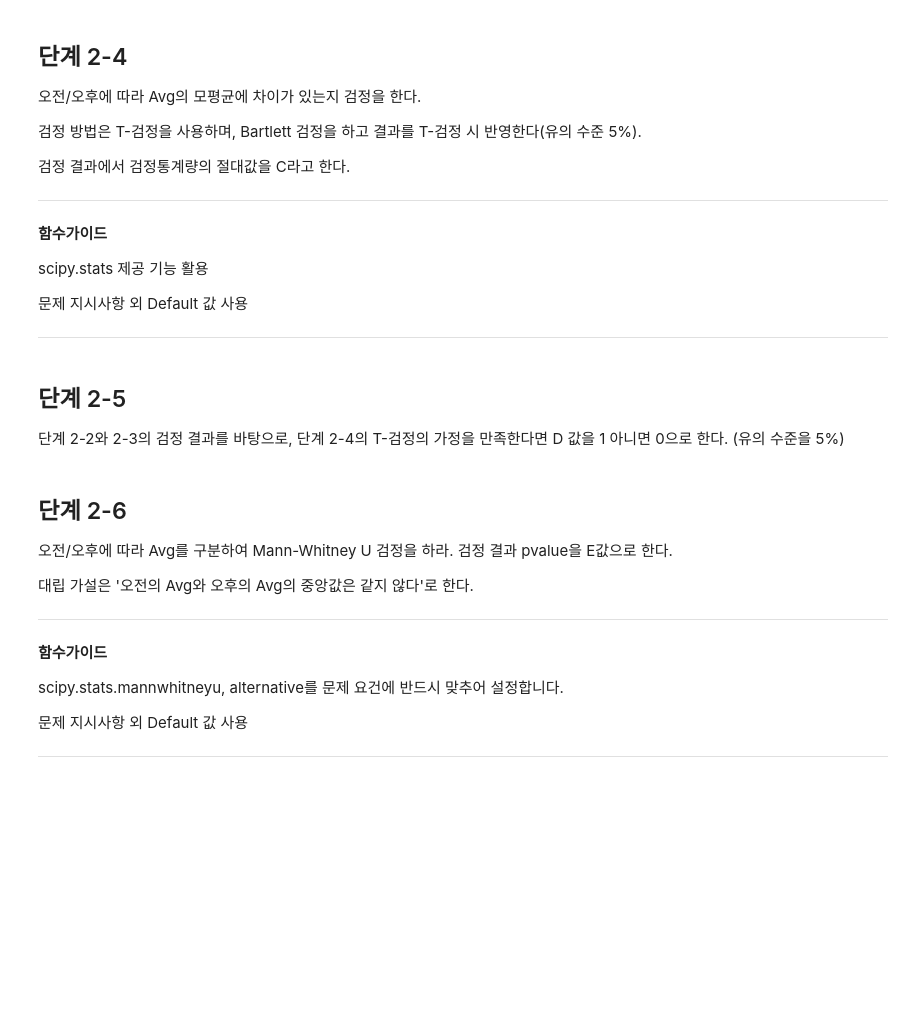
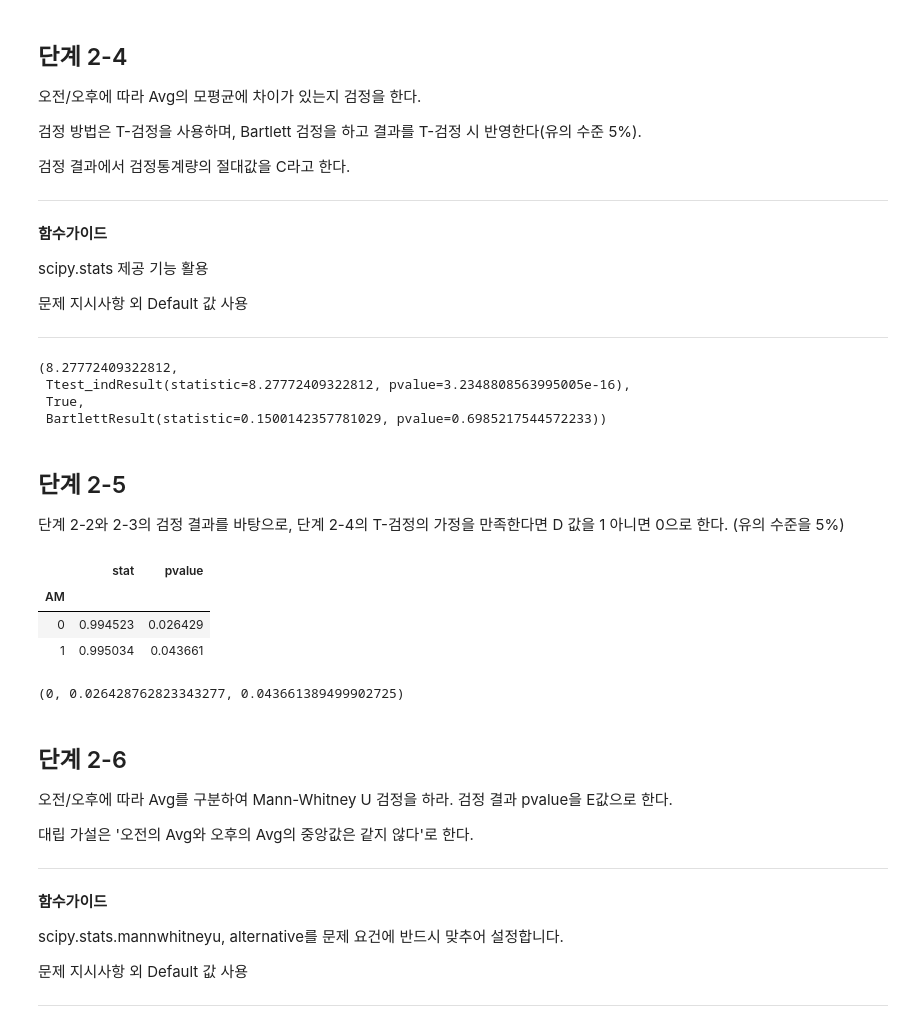
Before and after one commit to sunkusun9/DS_lv3_2506_1, a Jupyter notebook: sec_ds_lv3_prob3_prob.ipynb, the cells around one changed output. Drawn from its saved outputs; the diff is of its cells as text; code cells hidden in the pictures; blank space fills up the shorter version.

```diff
--- a/sec_ds_lv3_prob3_prob.ipynb
+++ b/sec_ds_lv3_prob3_prob.ipynb
@@ -788,0 +883,12 @@ Hint] 최종 1233개 행만 남는다.
+# %%
+# 방법 2-2
+df_prob2 = df_basetable1.loc[
+    (df_basetable1[['Weekend_yn', 'Holiday_yn']] == 0).all(axis=1)
+]
+df_prob2 = df_prob2.loc[
+    (
+        df_prob2['Hour'].between(8, 11, inclusive = True) |
+        df_prob2['Hour'].between(13, 16, inclusive = True)
+    ) & (df_prob2['Avg'] >= 130)
+]
+df_prob2.shape
@@ -824,10 +952,46 @@ scipy.stats 제공 기능 활용
 문제 지시사항 외 Default 값 사용
 
 ---
+# %%
+# ttest_1samp: H0: mu = a, H1: mu ≠ a - 검정장 버젼 양측 검정만 지원
+# ttest_ind: H0: mu1 = mu2, H1: mu1 ≠ mu2
+# ttest_ind_from_stats: 검정통계량 ttest_ind
+# ttest_rel: H0: mu = mu', H1: mu ≠ mu'
+from scipy.stats import ttest_ind, bartlett
+
+# Bartlett 검정을 하고 결과를 T-검정 시 반영한다(유의 수준 5%).
+result_bart = bartlett(
+    df_prob2.loc[df_prob2['AM'] == 0, 'Avg'], df_prob2.loc[df_prob2['AM'] == 1, 'Avg']
+)
+equal_var_bart = result_bart.pvalue >= 0.05
+result_2_4 = ttest_ind(
+    df_prob2.loc[df_prob2['AM'] == 0, 'Avg'], df_prob2.loc[df_prob2['AM'] == 1, 'Avg'], equal_var = equal_var_bart
+)
+C = abs(result_2_4.statistic)
+C, result_2_4, equal_var_bart, result_bart
+# %% [output]
+(8.27772409322812,
+ Ttest_indResult(statistic=8.27772409322812, pvalue=3.2348808563995005e-16),
+ True,
+ BartlettResult(statistic=0.1500142357781029, pvalue=0.6985217544572233))
 # %% [markdown]
 ## 단계 2-5
 
 단계 2-2와 2-3의 검정 결과를 바탕으로, 단계 2-4의 T-검정의 가정을 만족한다면 D 값을 1 아니면 0으로 한다. (유의 수준을 5%)
+# %%
+df_prob2.groupby('AM')['Avg'].apply(
+    lambda x: pd.Series(shapiro(x), index = ['stat', 'pvalue'])
+).unstack()
+# %% [output]
+|  | stat | pvalue |
+| AM |  |  |
+| 0 | 0.994523 | 0.026429 |
+| 1 | 0.995034 | 0.043661 |
+# %%
+D = 1 if A >= 0.05 and B >= 0.05 else 0
+D, A , B
+# %% [output]
+(0, 0.026428762823343277, 0.043661389499902725)
 # %% [markdown]
 ## 단계 2-6
 
```
Also changed, not shown: parts of 78 cells of this notebook.
